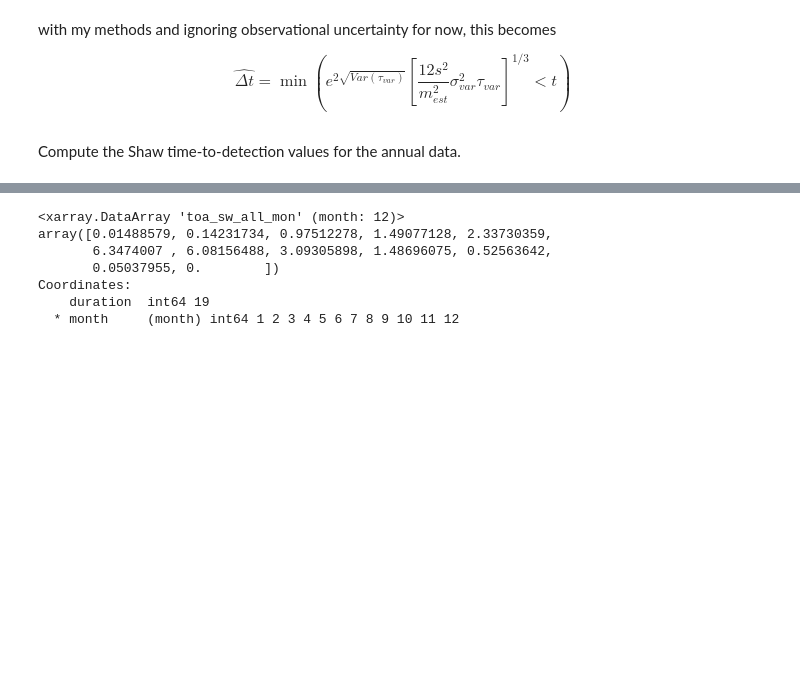
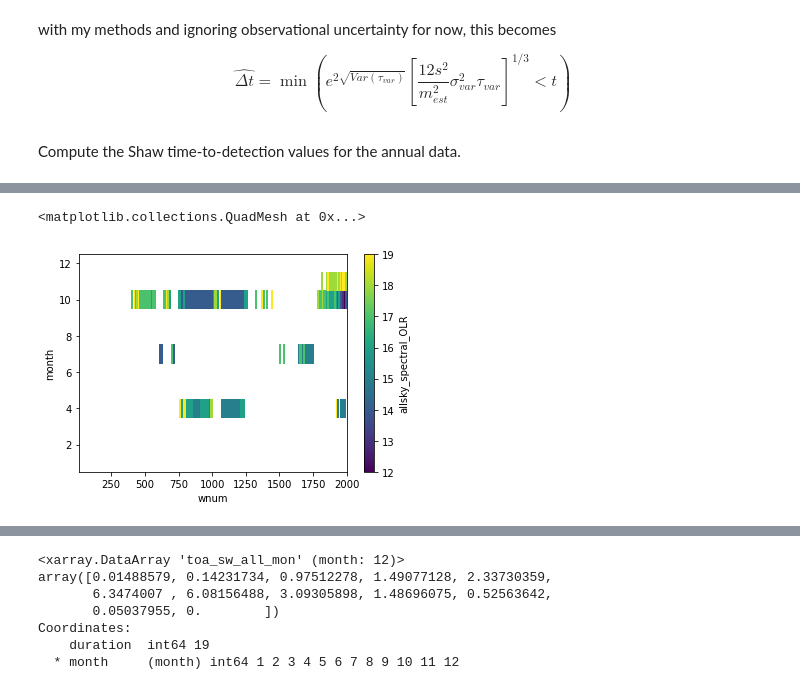
Before and after one commit to jshaw35/spectral_ice, a Jupyter notebook: trend_uncertainty/detectiontime_obsonly.ipynb, the cells around one changed output, grey strips where cells are left out. Drawn from its saved outputs; the diff is of its cells as text; code cells hidden in the pictures; blank space fills up the shorter version.

```diff
--- a/trend_uncertainty/detectiontime_obsonly.ipynb
+++ b/trend_uncertainty/detectiontime_obsonly.ipynb
@@ -671,0 +783,3 @@ gisstemp_ts_tauvar_monthly['TS_GISSTEMP'].plot()
+# %%
+airs_spectral_olr_tauvar_ann     = airs_spectral_olr_detrend_dur_ds.map(calc_tauvar_no_dur)
+airs_spectral_olr_tauvar_monthly = airs_spectral_olr_detrend_monthly_dur_ds.map(calc_tauvar_no_dur)
@@ -726,0 +843,3 @@ besttemp_ts_stddev_ann,besttemp_ts_stddev_monthly = calc_stddev_by_dur(besttemp_
+# %%
+airs_spectral_olr_stddev_ann = airs_spectral_olr_detrend_dur_ds.std(dim='year')
+airs_spectral_olr_stddev_monthly = airs_spectral_olr_detrend_monthly_dur_ds.std(dim='year')
@@ -776,0 +915,7 @@ out_emerge_monthly,out_detect_monthly,out_DeltaT_monthly,out_detect_monthly,out_
+# %%
+slopes_ds    = airs_spectral_olr_slopes_monthly_dur_ds
+tauvar_ds    = airs_spectral_olr_tauvar_monthly
+stddev_ds    = airs_spectral_olr_stddev_monthly
+vartauvar_ds = airs_spectral_olr_vartauvar_monthly
+
+solr_emerge_monthly,solr_detectbool_monthly,solr_DeltaT_monthly,solr_detect_monthly,solr_unc_monthly = detect_signal(slopes_ds,tauvar_ds,stddev_ds,vartauvar_ds)
@@ -776,0 +1024,5 @@ out_emerge_monthly,out_detect_monthly,out_DeltaT_monthly,out_detect_monthly,out_
+# %%
+solr_emerge_monthly['allsky_spectral_OLR'].plot()
+# %% [output]
+<matplotlib.collections.QuadMesh at 0x...>
+[figure, added]
```
Also changed, not shown: parts of 71 cells of this notebook.
